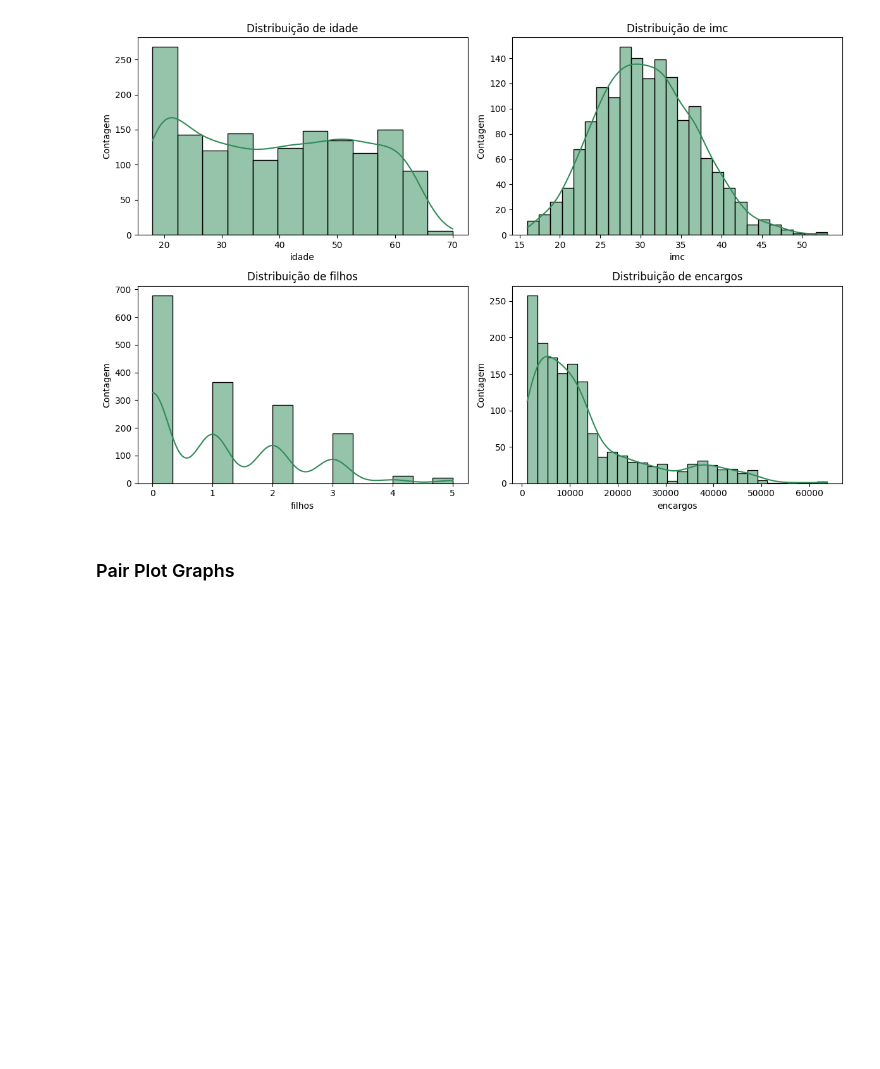
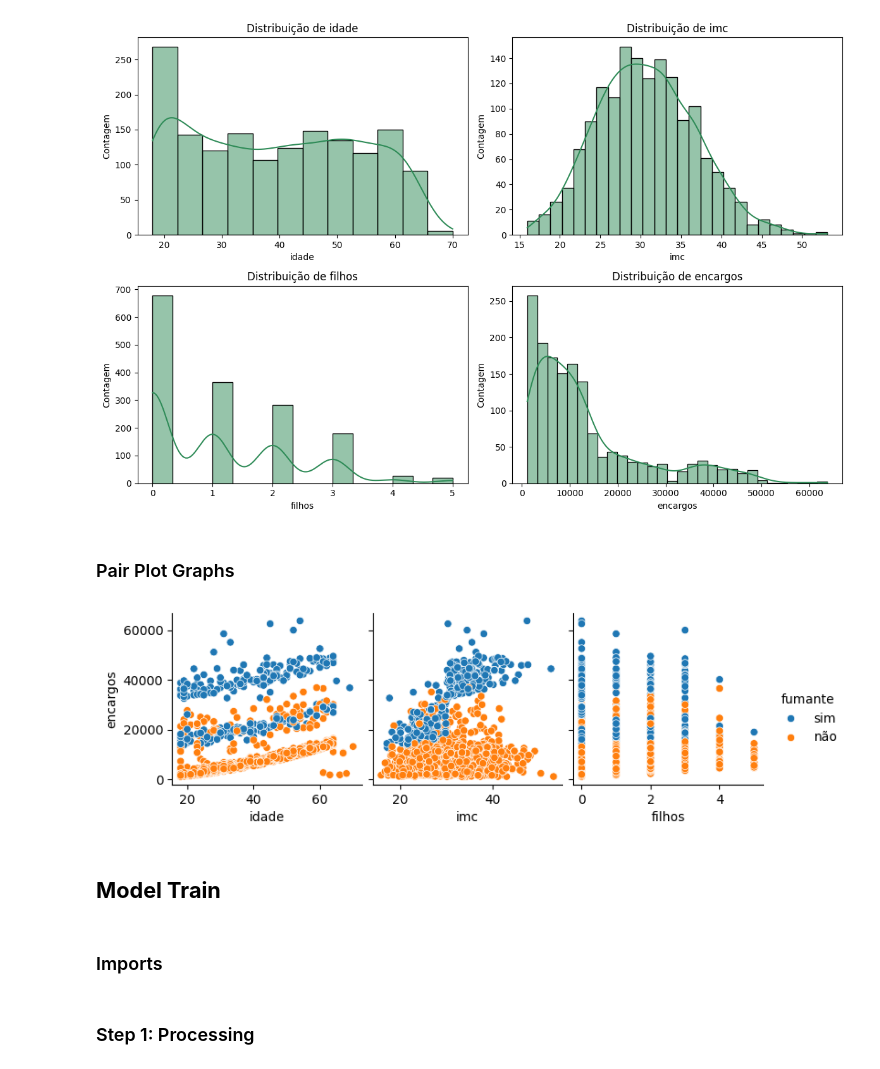
Before and after one commit to carlos-rian/fiap-pos-tech, a Jupyter notebook: tech-challenge.ipynb, the cells around one changed output. Cells and saved outputs as stored; diff of their text form; code cells hidden in the pictures; blank space fills up the shorter version.

```diff
--- a/tech-challenge.ipynb
+++ b/tech-challenge.ipynb
@@ -134,3 +132,12 @@ plt.show()
 [figure]
 # %% [markdown]
 ### Pair Plot Graphs
+# %%
+sns.pairplot(raw, hue='fumante', y_vars=["encargos"], x_vars=["idade", "imc", "filhos"])
+plt.show()
+# %% [output]
+[figure, added]
+# %% [markdown]
+## **Model Train**
+# %% [markdown]
+### Imports
@@ -136,0 +148,2 @@ plt.show()
+# %% [markdown]
+### Step 1: Processing
```
Also changed, not shown: parts of 14 cells of this notebook.
